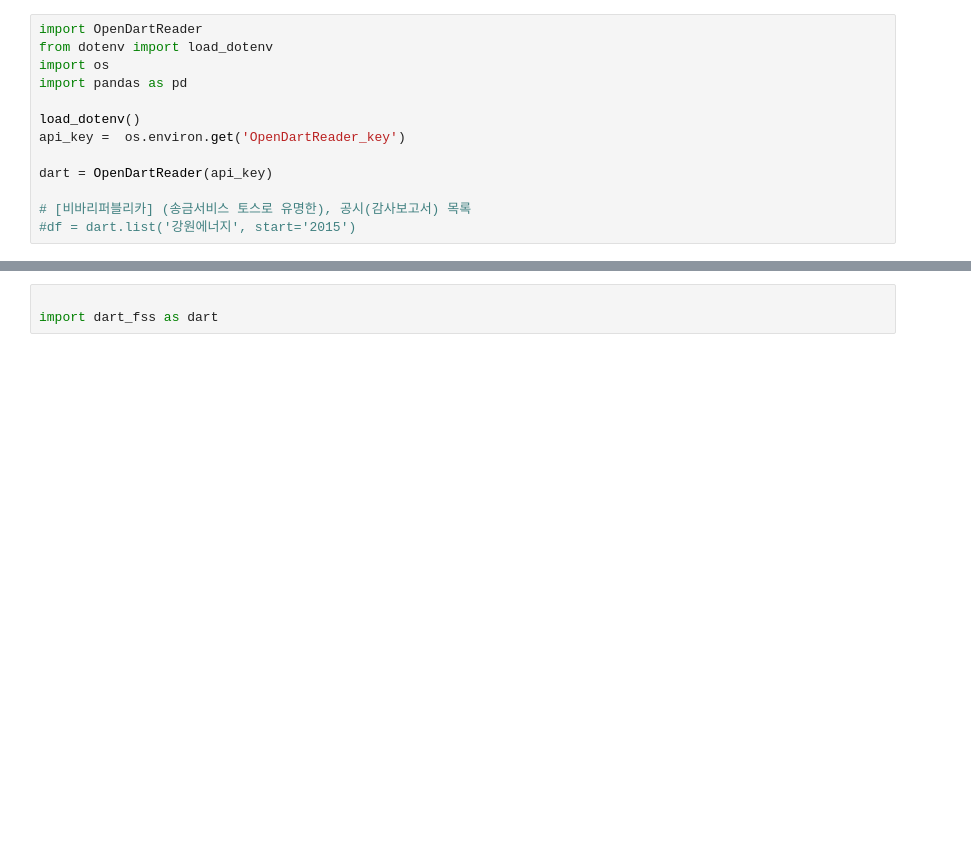
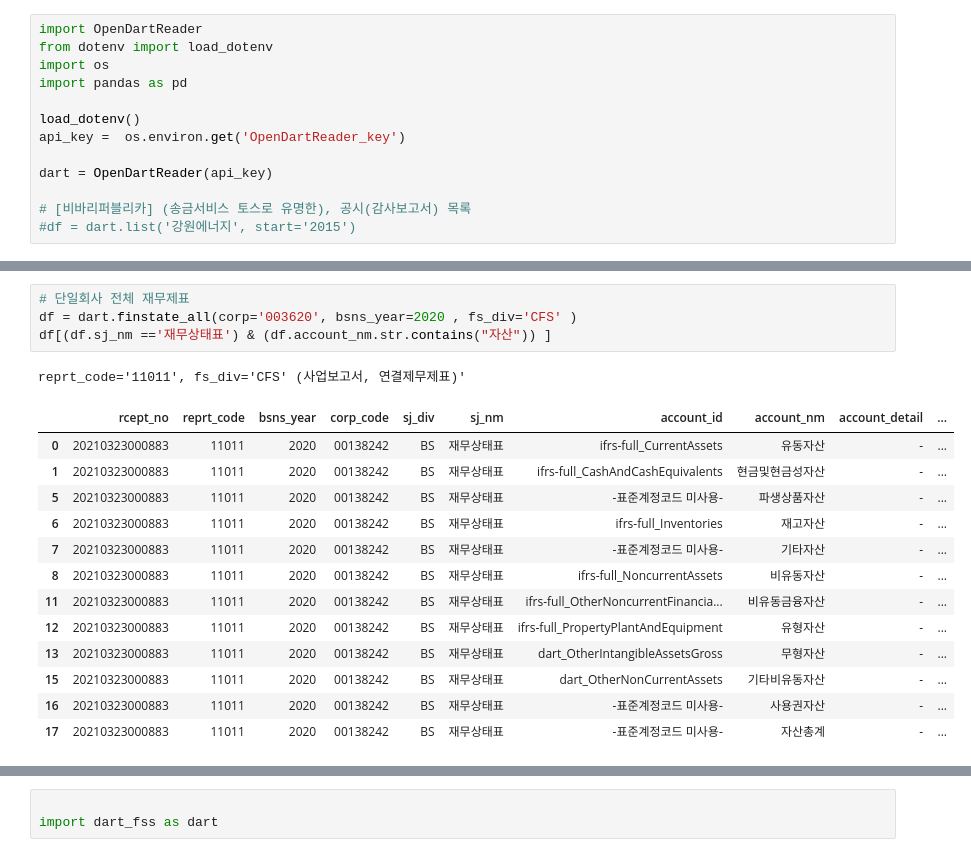
Before and after one commit to reejungkim/OpenAPI_Ministry_of_land, a Jupyter notebook: dart.ipynb, the cells around one changed output, grey strips where cells are left out. Drawn from its saved outputs; the diff is of its cells as text; blank space fills up the shorter version.

```diff
--- a/dart.ipynb
+++ b/dart.ipynb
@@ -19,0 +48,19 @@ reprt_code='11011', fs_div='CFS' (사업보고서, 연결제무제표)'
+# %%
+# 단일회사 전체 재무제표
+df = dart.finstate_all(corp='003620', bsns_year=2020 , fs_div='CFS' )
+df[(df.sj_nm =='재무상태표') & (df.account_nm.str.contains("자산")) ]
+# %% [output]
+reprt_code='11011', fs_div='CFS' (사업보고서, 연결제무제표)'
+|  | rcept_no | reprt_code | bsns_year | corp_code | sj_div | sj_nm | account_id | account_nm | account_detail | ... |
+| 0 | 20210323000883 | 11011 | 2020 | 00138242 | BS | 재무상태표 | ifrs-full_CurrentAssets | 유동자산 | - | ... |
+| 1 | 20210323000883 | 11011 | 2020 | 00138242 | BS | 재무상태표 | ifrs-full_CashAndCashEquivalents | 현금및현금성자산 | - | ... |
+| 5 | 20210323000883 | 11011 | 2020 | 00138242 | BS | 재무상태표 | -표준계정코드 미사용- | 파생상품자산 | - | ... |
+| 6 | 20210323000883 | 11011 | 2020 | 00138242 | BS | 재무상태표 | ifrs-full_Inventories | 재고자산 | - | ... |
+| 7 | 20210323000883 | 11011 | 2020 | 00138242 | BS | 재무상태표 | -표준계정코드 미사용- | 기타자산 | - | ... |
+| 8 | 20210323000883 | 11011 | 2020 | 00138242 | BS | 재무상태표 | ifrs-full_NoncurrentAssets | 비유동자산 | - | ... |
+| 11 | 20210323000883 | 11011 | 2020 | 00138242 | BS | 재무상태표 | ifrs-full_OtherNoncurrentFinancia... | 비유동금융자산 | - | ... |
+| 12 | 20210323000883 | 11011 | 2020 | 00138242 | BS | 재무상태표 | ifrs-full_PropertyPlantAndEquipment | 유형자산 | - | ... |
+| 13 | 20210323000883 | 11011 | 2020 | 00138242 | BS | 재무상태표 | dart_OtherIntangibleAssetsGross | 무형자산 | - | ... |
+| 15 | 20210323000883 | 11011 | 2020 | 00138242 | BS | 재무상태표 | dart_OtherNonCurrentAssets | 기타비유동자산 | - | ... |
+| 16 | 20210323000883 | 11011 | 2020 | 00138242 | BS | 재무상태표 | -표준계정코드 미사용- | 사용권자산 | - | ... |
+| 17 | 20210323000883 | 11011 | 2020 | 00138242 | BS | 재무상태표 | -표준계정코드 미사용- | 자산총계 | - | ... |
```
Also changed, not shown: parts of 7 cells of this notebook, 3 other files.
